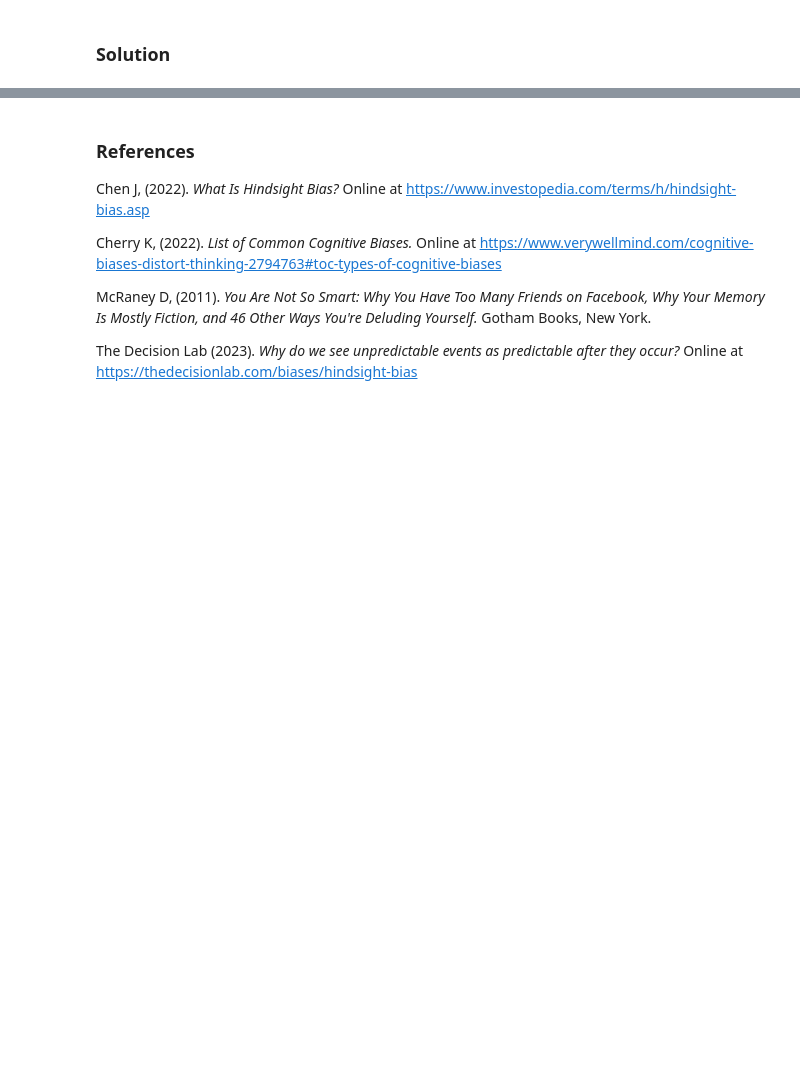
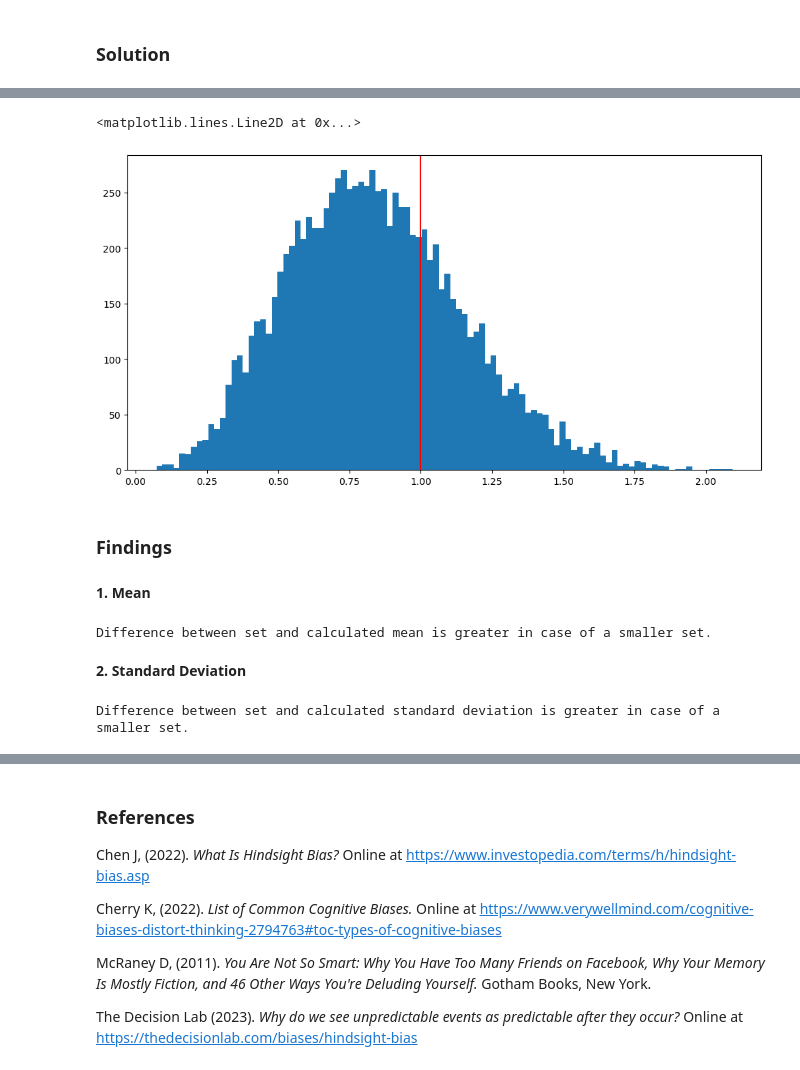
Before and after one commit to dariairad/fda-project1, a Jupyter notebook: 03-bias.ipynb, the cells around one changed output, grey strips where cells are left out. Drawn from its saved outputs; the diff is of its cells as text; code cells hidden in the pictures; blank space fills up the shorter version.

```diff
--- a/03-bias.ipynb
+++ b/03-bias.ipynb
@@ -41,0 +112,5 @@ Show that the difference between the standard deviation calculations is greatest
+# %%
+y_mean = 3
+y_std = 1
+
+y = np.random.normal(y_mean, y_std, (10000, 5)) # 100 values
@@ -41,0 +148,35 @@ Show that the difference between the standard deviation calculations is greatest
+# %%
+# Plotting a histogram of the above standard deviation.
+fig, ax = plt.subplots(figsize=(12, 6))
+
+plt.hist(y_std2, bins=100)
+
+#Actual standard deviation
+plt.axvline(x=1, color='red')
+# %% [output]
+<matplotlib.lines.Line2D at 0x...>
+[figure, added]
+# %% [markdown]
+### Findings
+# %% [markdown]
+**1. Mean**
+# %%
+# Mean
+
+if x_mean_diff <= y_mean_diff:
+    print ("Difference between set and calculated mean is greater in case of a smaller set.")
+else:
+    print ("Difference between set and calculated mean is greater in case of a bigger set.")
+# %% [output]
+Difference between set and calculated mean is greater in case of a smaller set.
+# %% [markdown]
+**2. Standard Deviation**
+# %%
+# Standard Deviation
+
+if x_std_diff <= y_std_diff:
+    print ("Difference between set and calculated standard deviation is greater in case of a smaller set.")
+else:
+    print ("Difference between set and calculated standard deviation is greater in case of a bigger set.")
+# %% [output]
+Difference between set and calculated standard deviation is greater in case of a smaller set.
```
Also changed, not shown: parts of 21 cells of this notebook.
